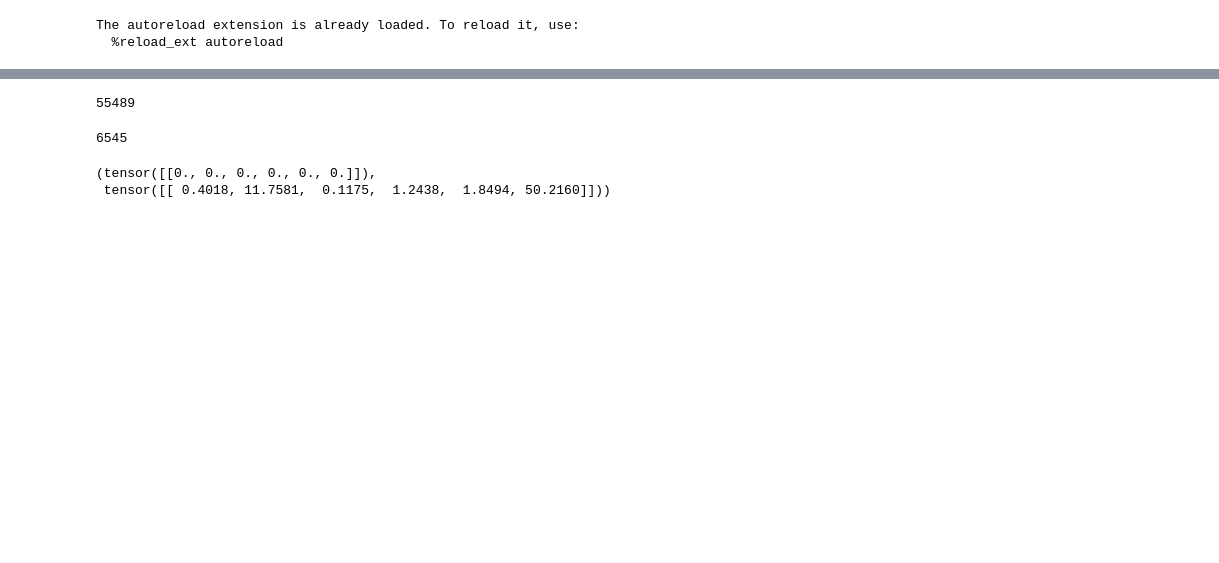
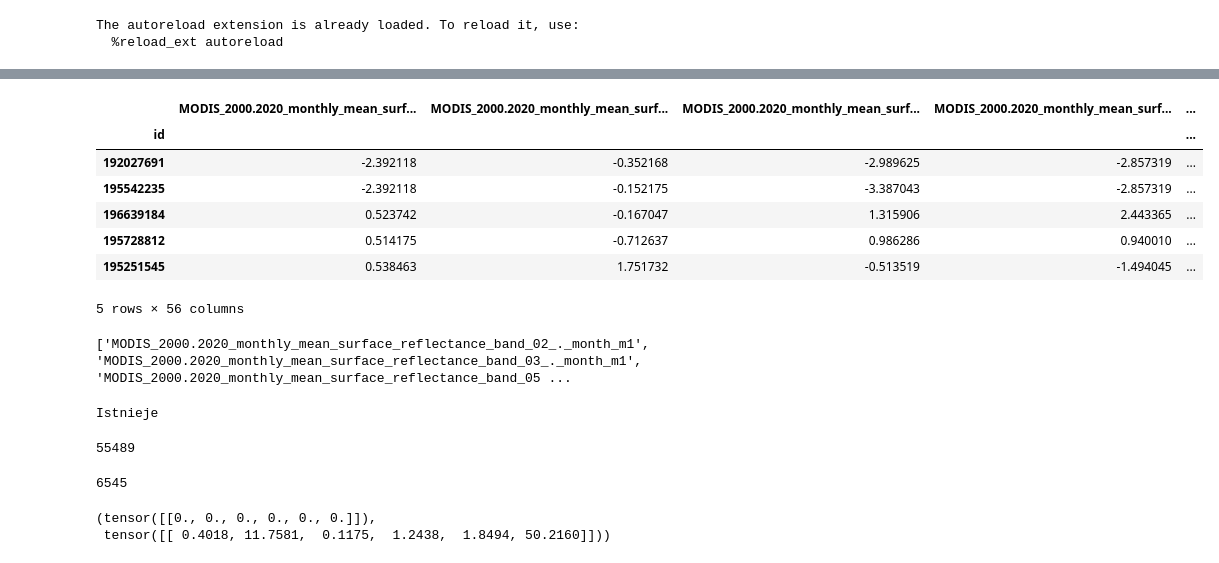
Before and after one commit to Solvro/PlantTraits2024, a Jupyter notebook: notebooks/Test.ipynb, the cells around one changed output, grey strips where cells are left out. Saved outputs shown, nothing was run; the diff lists cells and outputs as text; code cells hidden in the pictures; blank space fills up the shorter version.

```diff
--- a/notebooks/Test.ipynb
+++ b/notebooks/Test.ipynb
@@ -14,6 +18,34 @@ import torch
 # %%
 train_dataset = PlantTraitsDataset()
 test_dataset = PlantTraitsDataset(preprocessors=train_dataset.return_preprocessors())
+# %%
+preps = train_dataset.return_preprocessors()
+modis_prep = preps['modis_vod']
+cols = modis_prep.columns
+train_modis = train_dataset.data[cols]
+display(train_modis.head())
+# %% [output]
+|  | MODIS_2000.2020_monthly_mean_surf... | MODIS_2000.2020_monthly_mean_surf... | MODIS_2000.2020_monthly_mean_surf... | MODIS_2000.2020_monthly_mean_surf... | ... |
+| id |  |  |  |  | ... |
+| 192027691 | -2.392118 | -0.352168 | -2.989625 | -2.857319 | ... |
+| 195542235 | -2.392118 | -0.152175 | -3.387043 | -2.857319 | ... |
+| 196639184 | 0.523742 | -0.167047 | 1.315906 | 2.443365 | ... |
+| 195728812 | 0.514175 | -0.712637 | 0.986286 | 0.940010 | ... |
+| 195251545 | 0.538463 | 1.751732 | -0.513519 | -1.494045 | ... |
+5 rows × 56 columns
+# %%
+print(train_modis.columns.tolist())
+# %% [output]
+['MODIS_2000.2020_monthly_mean_surface_reflectance_band_02_._month_m1', 'MODIS_2000.2020_monthly_mean_surface_reflectance_band_03_._month_m1', 'MODIS_2000.2020_monthly_mean_surface_reflectance_band_05 ...
+# %%
+test_col = f"MODIS_2000.2020_monthly_mean_surface_reflectance_band_14_._month_m10"
+
+if test_col in train_modis.columns:
+    print("Istnieje")
+else:
+    print("Nie istnieje")
+# %% [output]
+Istnieje
 # %%
 len(train_dataset)
 # %% [output]
```
Also changed, not shown: parts of 5 cells of this notebook, 7 other files.
